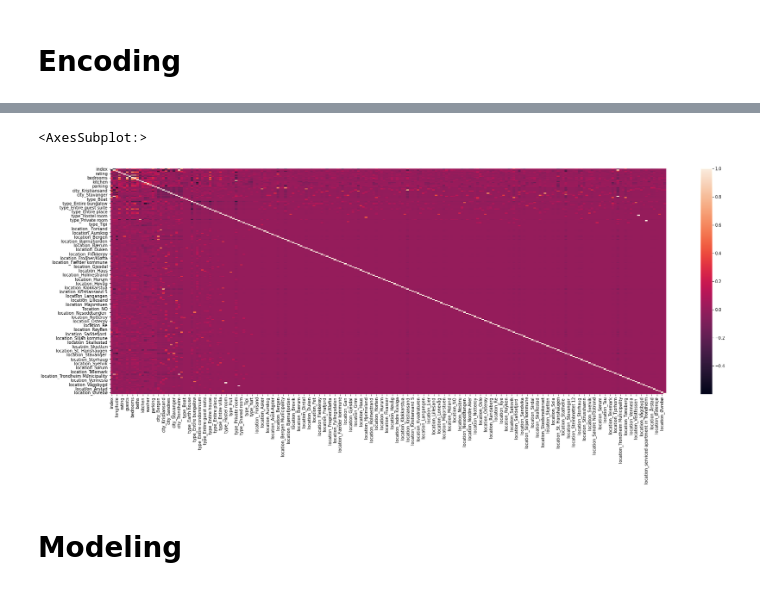
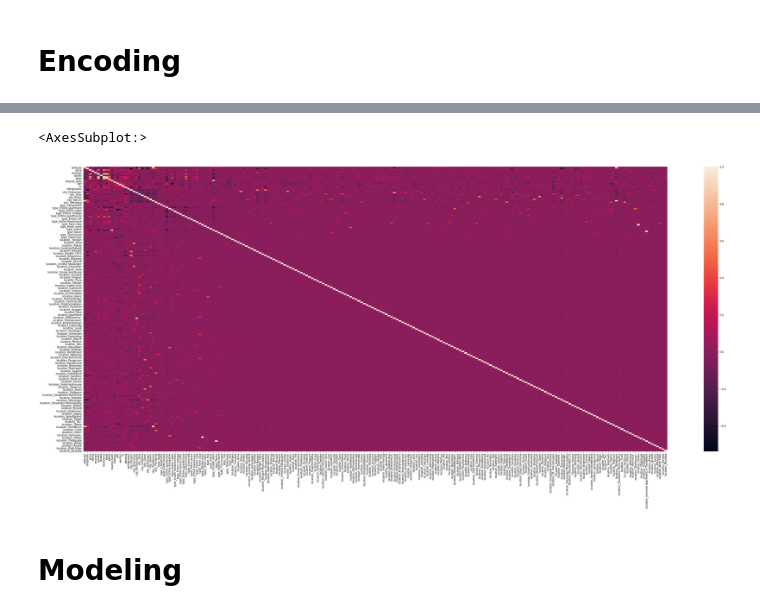
Before and after one commit to GQ21/airbnb-norway-predictor, a Jupyter notebook: model/model_GBR.ipynb, the cells around one changed output, grey strips where cells are left out. Cells and saved outputs as stored; diff of their text form; code cells hidden in the pictures.

```diff
--- a/model/model_GBR.ipynb
+++ b/model/model_GBR.ipynb
@@ -120,14 +120,14 @@ df_airbnb_enc
 # %%
 # Check features and target correlation
 import seaborn as sns
 import matplotlib.pyplot as plt
 
-plt.subplots(figsize=(30,10))
+plt.subplots(figsize=(50,20))
 corr = df_airbnb_enc.corr(method="pearson")
 sns.heatmap(corr)
 # %% [output]
 <AxesSubplot:>
-[figure, old version]
+[figure, new version]
 # %% [markdown]
 # Modeling
 # %%
```
Also changed, not shown: parts of 6 cells of this notebook.
